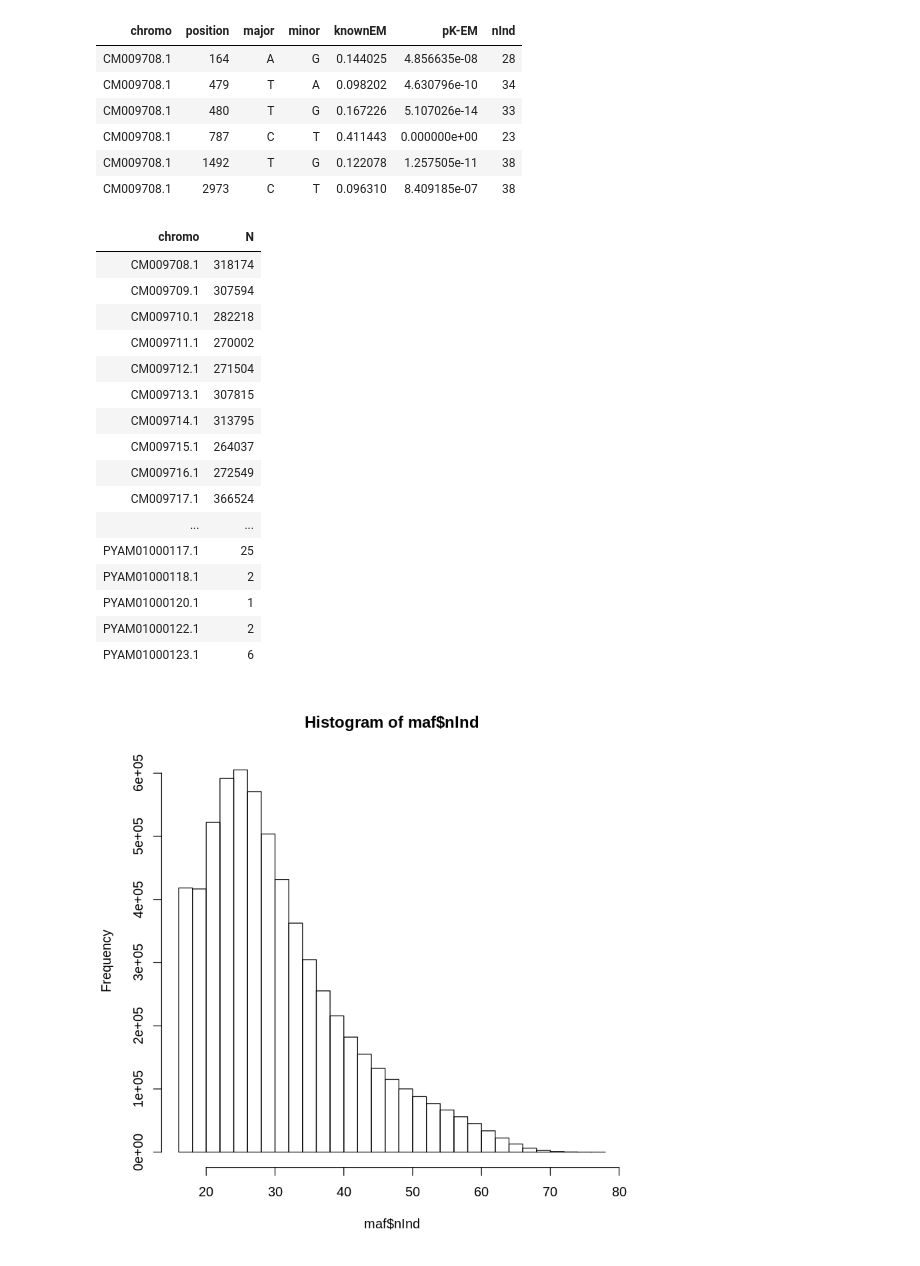
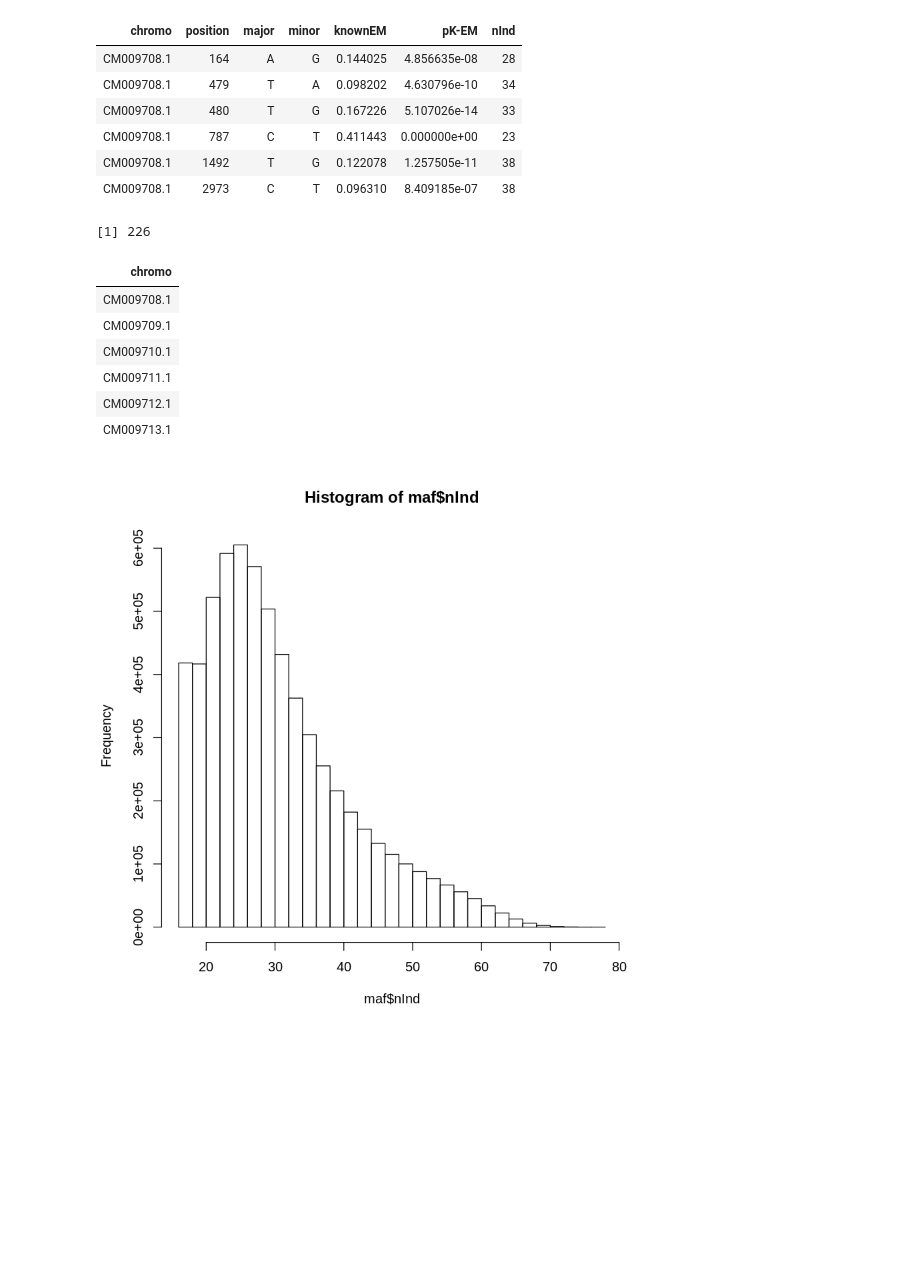
Before and after one commit to katcatalano/ClownfishGWAS, a Jupyter notebook: notebooks/plot_pcangsd_assoc.ipynb, the cells around one changed output. Cells and saved outputs as stored; diff of their text form; code cells hidden in the pictures; blank space fills up the shorter version.

```diff
--- a/notebooks/plot_pcangsd_assoc.ipynb
+++ b/notebooks/plot_pcangsd_assoc.ipynb
@@ -28,7 +49,7 @@ qq(hwe$p)
 [figure]
 # %%
 #how do maf and calls across ind look
-maf <- fread("~/ClownfishGWAS/data/APPC_sequencing/DNA/trimmed_reads/mapping/genotypes/angsd/appc_angsd.mafs.gz")
+maf <- fread("/data/katrinac/APPC_sequencing/DNA/trimmed_reads/mapping/genotypes/angsd/appc_angsd.mafs.gz")
 head(maf)
 # %% [output]
 | chromo | position | major | minor | knownEM | pK-EM | nInd |
@@ -40,25 +61,19 @@ head(maf)
 | CM009708.1 | 2973 | C | T | 0.096310 | 8.409185e-07 | 38 |
 # %%
 #how many snps on each chrom
-maf[, .N, by="chromo"]
+nrow(maf[, .N, by="chromo"])
+names <- maf[, .N, by="chromo"][, "chromo"]
+head(names)
+fwrite(names, "/data/katrinac/APPC_sequencing/DNA/trimmed_reads/mapping/genotypes/angsd/ngsld/chromosomes.txt", col.names =F)
 # %% [output]
+[1] 226
-| chromo | N |
-| CM009708.1 | 318174 |
-| CM009709.1 | 307594 |
-| CM009710.1 | 282218 |
-| CM009711.1 | 270002 |
-| CM009712.1 | 271504 |
-| CM009713.1 | 307815 |
-| CM009714.1 | 313795 |
-| CM009715.1 | 264037 |
-| CM009716.1 | 272549 |
-| CM009717.1 | 366524 |
-| ... | ... |
-| PYAM01000117.1 | 25 |
-| PYAM01000118.1 | 2 |
-| PYAM01000120.1 | 1 |
-| PYAM01000122.1 | 2 |
-| PYAM01000123.1 | 6 |
+| chromo |
+| CM009708.1 |
+| CM009709.1 |
+| CM009710.1 |
+| CM009711.1 |
+| CM009712.1 |
+| CM009713.1 |
 # %%
 hist(maf$nInd)
 hist(maf$knownEM)
```
Also changed, not shown: parts of 16 cells of this notebook.
